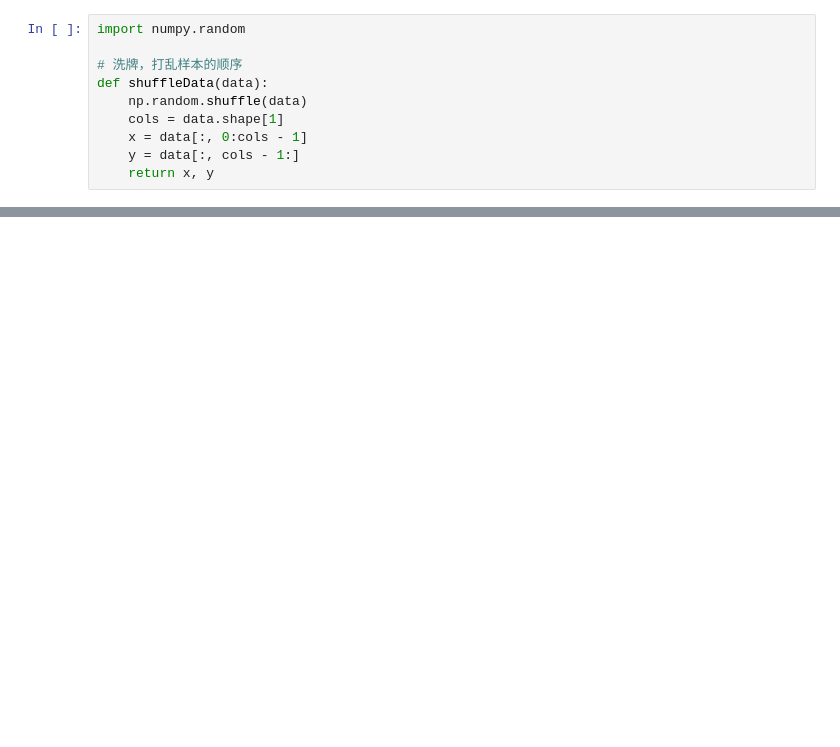
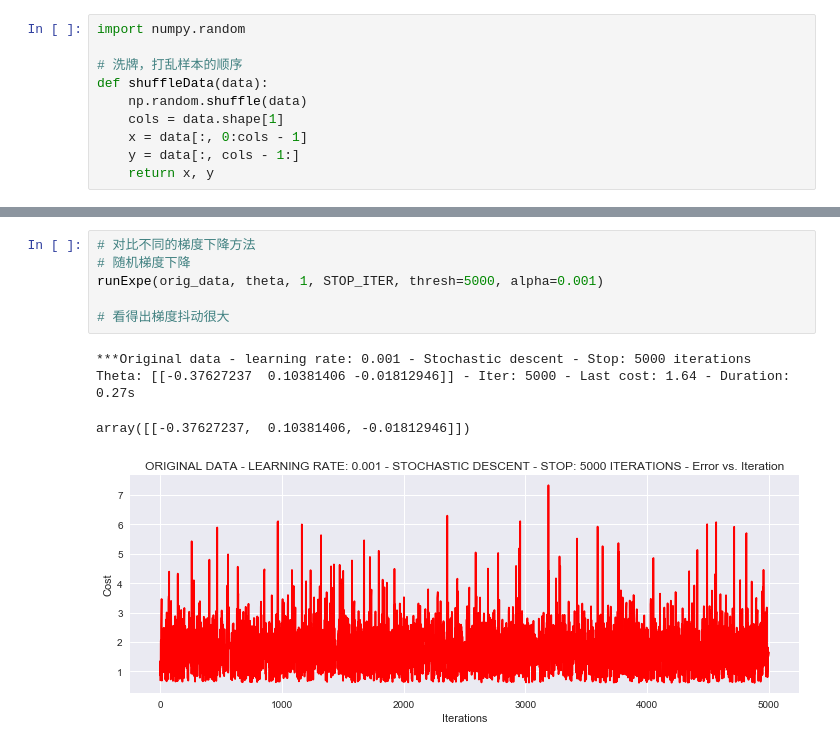
Before and after one commit to liguoqinjim/jupyter_notebook_todo_remove, a Jupyter notebook: notebook_idata_lesson01/Logistic-Regression/Logistic-Regression.ipynb, the cells around one changed output, grey strips where cells are left out. Saved outputs shown, nothing was run; the diff lists cells and outputs as text; blank space fills up the shorter version.

```diff
--- a/notebook_idata_lesson01/Logistic-Regression/Logistic-Regression.ipynb
+++ b/notebook_idata_lesson01/Logistic-Regression/Logistic-Regression.ipynb
@@ -223,0 +249,11 @@ array([[-0.00027127,  0.00705232,  0.00376711]])
+# %%
+# 对比不同的梯度下降方法
+# 随机梯度下降
+runExpe(orig_data, theta, 1, STOP_ITER, thresh=5000, alpha=0.001)
+
+# 看得出梯度抖动很大
+# %% [output]
+***Original data - learning rate: 0.001 - Stochastic descent - Stop: 5000 iterations
+Theta: [[-0.37627237  0.10381406 -0.01812946]] - Iter: 5000 - Last cost: 1.64 - Duration: 0.27s
+array([[-0.37627237,  0.10381406, -0.01812946]])
+[figure, added]
```
Also changed, not shown: parts of 20 cells of this notebook, 1 other file.
